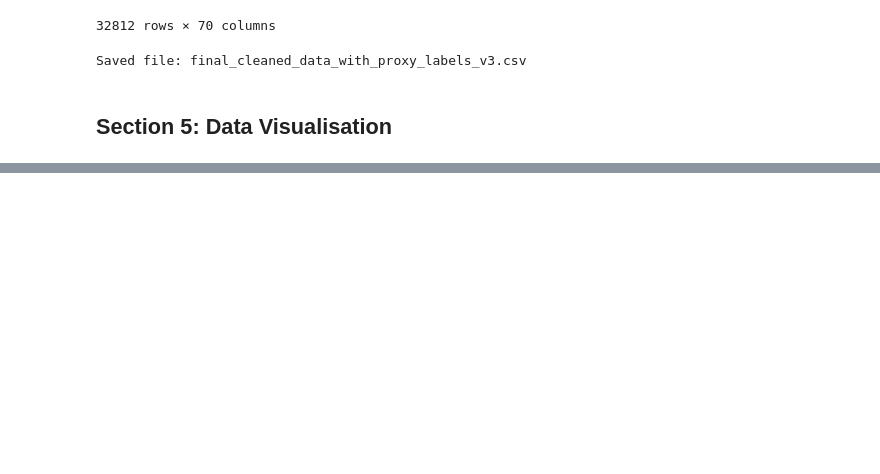
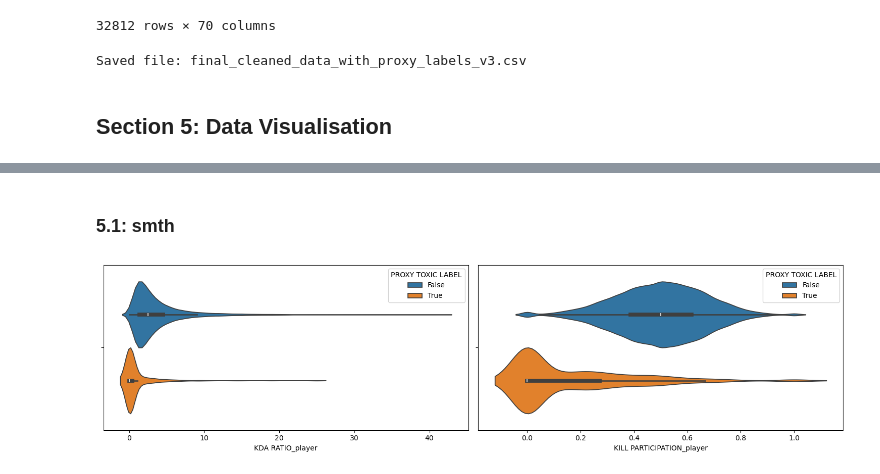
Before and after one commit to lybytes/lol-toxicity-analysis, a Jupyter notebook: ST445_Project_Main v2.ipynb, the cells around one changed output, grey strips where cells are left out. Cells and saved outputs as stored; diff of their text form; code cells hidden in the pictures; blank space fills up the shorter version.

Commit message:
plotted toxic vs non toxic behaviour (5.1)

```diff
--- a/ST445_Project_Main v2.ipynb
+++ b/ST445_Project_Main v2.ipynb
@@ -1307,0 +1358,12 @@ df_full_clean = pd.read_csv('final_cleaned_data_with_proxy_labels_v3.csv')
+# %% [markdown]
+### 5.1: smth
+# %%
+# Toxic players contribute less to the team
+fig, axes = plt.subplots(1, 2, figsize=(15, 4))
+
+sns.violinplot(data=df_full_clean, x='KDA RATIO_player', hue='PROXY TOXIC LABEL', fill=True, ax=axes[0])
+sns.violinplot(data=df_full_clean, x='KILL PARTICIPATION_player', hue='PROXY TOXIC LABEL', fill=True, ax=axes[1])
+
+plt.tight_layout()
+# %% [output]
+[figure, added]
```
Also changed, not shown: parts of 7 cells of this notebook.
